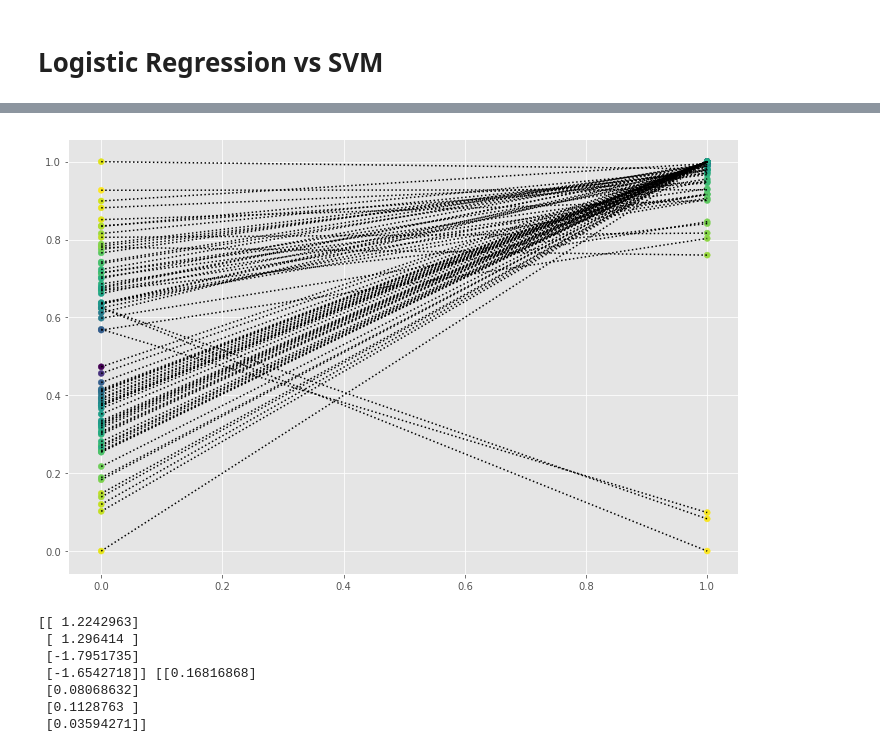
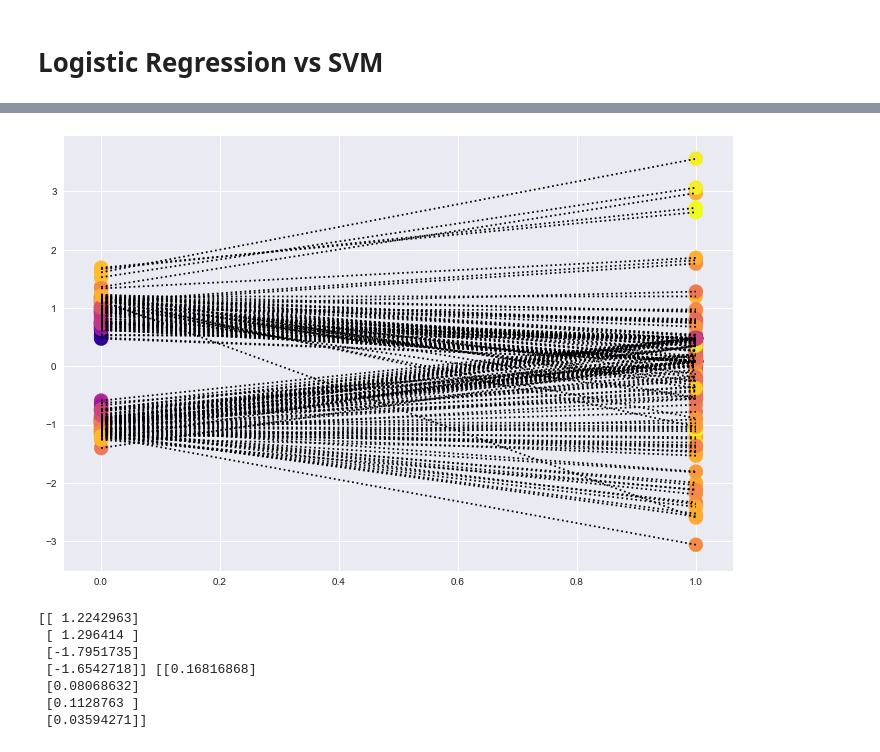
Before and after one commit to zedyang/46927-Project, a Jupyter notebook: experiments3.ipynb, the cells around one changed output, grey strips where cells are left out. Cells and saved outputs as stored; diff of their text form; code cells hidden in the pictures.

```diff
--- a/experiments3.ipynb
+++ b/experiments3.ipynb
@@ -676,6 +697,6 @@ Train accuracy: 0.475
 # %%
 I_loss_bf_svm = svm_model.influence_loss(
-    X_train, y_train,
+    X_test, y_test,
     method='brute-force',
 )
 mean_i_loss_svm = sum(I_loss_bf_svm)
@@ -744,6 +767,6 @@ Train accuracy: 0.975
 # %%
 I_loss_bf_blr = blr_model.influence_loss(
-    X_train, y_train,
+    X_test, y_test,
     method='brute-force',
 )
 mean_i_loss_blr = sum(I_loss_bf_blr)
@@ -751,0 +775,8 @@ Fetch training loss gradients (0.074 sec)
+# %%
+for i in range(1):
+    plt.plot(np.abs(X_train.dot(beta_blr))[y_train==1],
+            I_loss_bf_blr[:,i:i+1][y_train==1], 'o', color='red')
+    plt.plot(np.abs(X_train.dot(beta_blr))[y_train==0],
+            I_loss_bf_blr[:,i:i+1][y_train==0], 'o', color='blue')
+plt.xlabel('X.dot(beta)', fontsize=15)
+plt.ylabel('I_loss', fontsize=15)
@@ -751,0 +786,8 @@ Fetch training loss gradients (0.074 sec)
+# %%
+for i in range(1):
+    plt.plot(np.abs(X_train.dot(beta_svm))[y_train==1],
+            I_loss_bf_svm[:,i:i+1][y_train==1], 'o', color='red')
+    plt.plot(np.abs(X_train.dot(beta_svm))[y_train==0],
+            I_loss_bf_svm[:,i:i+1][y_train==0], 'o', color='blue')
+plt.xlabel('X.dot(beta)', fontsize=15)
+plt.ylabel('I_loss', fontsize=15)
@@ -752,22 +797,45 @@ Fetch training loss gradients (0.074 sec)
 # %%
 fig, ax = plt.subplots(figsize=(12,8))
 
 beta_blr = blr_model.get_eval(items=['params'])['beta']
-euclidean_dist_blr = abs(X_train.dot(beta_blr))
+euclidean_dist_blr = StandardScaler().fit_transform(
+    abs(X_train.dot(beta_blr)))
 
 beta_svm = svm_model.get_eval(items=['params'])['beta']
-euclidean_dist_svm = abs(X_train.dot(beta_svm))
+euclidean_dist_svm = StandardScaler().fit_transform(
+    abs(X_train.dot(beta_svm)))
 
-norm_iloss_blr = (mean_i_loss_blr-min(mean_i_loss_blr))/(max(mean_i_loss_blr)-min(mean_i_loss_blr))
-norm_iloss_svm = (mean_i_loss_svm-min(mean_i_loss_svm))/(max(mean_i_loss_svm)-min(mean_i_loss_svm))
+"""
+for i in range(80):
+    norm_iloss_blr = StandardScaler().fit_transform(I_loss_bf_blr[:,i:i+1])
+    norm_iloss_svm = StandardScaler().fit_transform(I_loss_bf_svm[:,i:i+1])
+    plt.scatter(np.zeros(len(mean_i_loss_blr)),
+            norm_iloss_blr, c = -euclidean_dist_blr[:,0],
+            cmap=plt.get_cmap('viridis'), s=200)
+    plt.scatter(np.ones(len(mean_i_loss_svm)),
+                norm_iloss_svm, c = -euclidean_dist_svm[:,0],
+                cmap=plt.get_cmap('viridis'), s=200)
+"""
 
-plt.scatter(np.zeros(len(mean_i_loss_blr)),norm_iloss_blr, c = -euclidean_dist_blr[:,0])
-plt.scatter(np.ones(len(mean_i_loss_svm)),norm_iloss_svm, c = -euclidean_dist_svm[:,0])
 
-for i in range(len(norm_iloss_blr)):
-    plt.plot([0,1], [norm_iloss_blr[i], norm_iloss_svm[i]], 'k:')
+
+for i in range(2):
+    norm_iloss_blr = StandardScaler().fit_transform(
+        I_loss_bf_blr[:,i:i+1])
+    norm_iloss_svm = StandardScaler().fit_transform(
+        I_loss_bf_svm[:,i:i+1])
+    plt.scatter(np.zeros(n_tr),
+                norm_iloss_blr, c = -euclidean_dist_blr[:,0],
+                cmap=plt.get_cmap('plasma'), s=200)
+    plt.scatter(np.ones(n_tr),
+                norm_iloss_svm, c = -euclidean_dist_svm[:,0],
+                cmap=plt.get_cmap('plasma'), s=200)
+
+
+    for i in range(len(norm_iloss_blr)):
+        plt.plot([0,1], [norm_iloss_blr[i], norm_iloss_svm[i]], 'k:')
 # %% [output]
-[figure, old version]
+[figure, new version]
 # %%
 df = pd.DataFrame({'influence':norm_iloss_svm, 'distance':euclidean_dist_svm[:,0]})
 # df.groupby(pd.cut(df["distance"], np.arange(-1, 3, 0.1))).sum()
```
Also changed, not shown: parts of 9 cells of this notebook, 13 other files.
